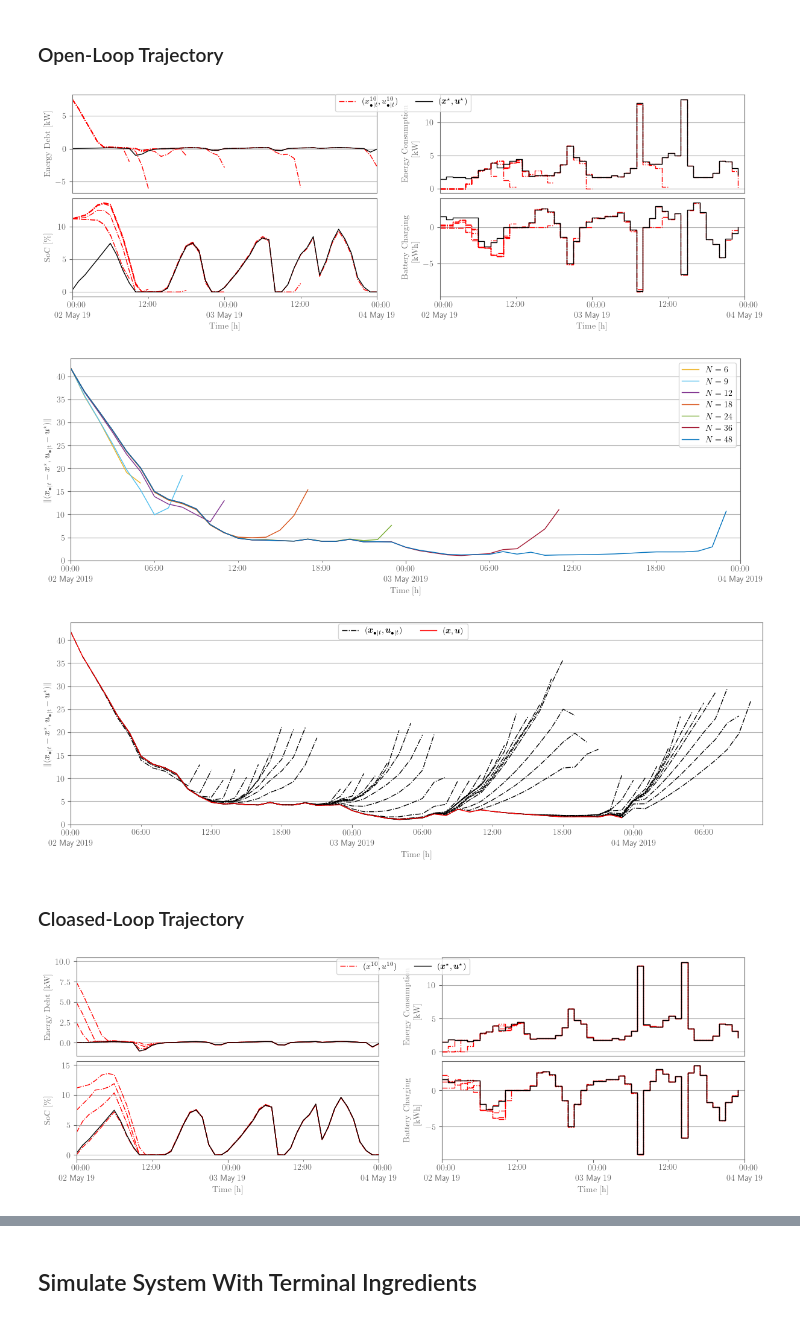
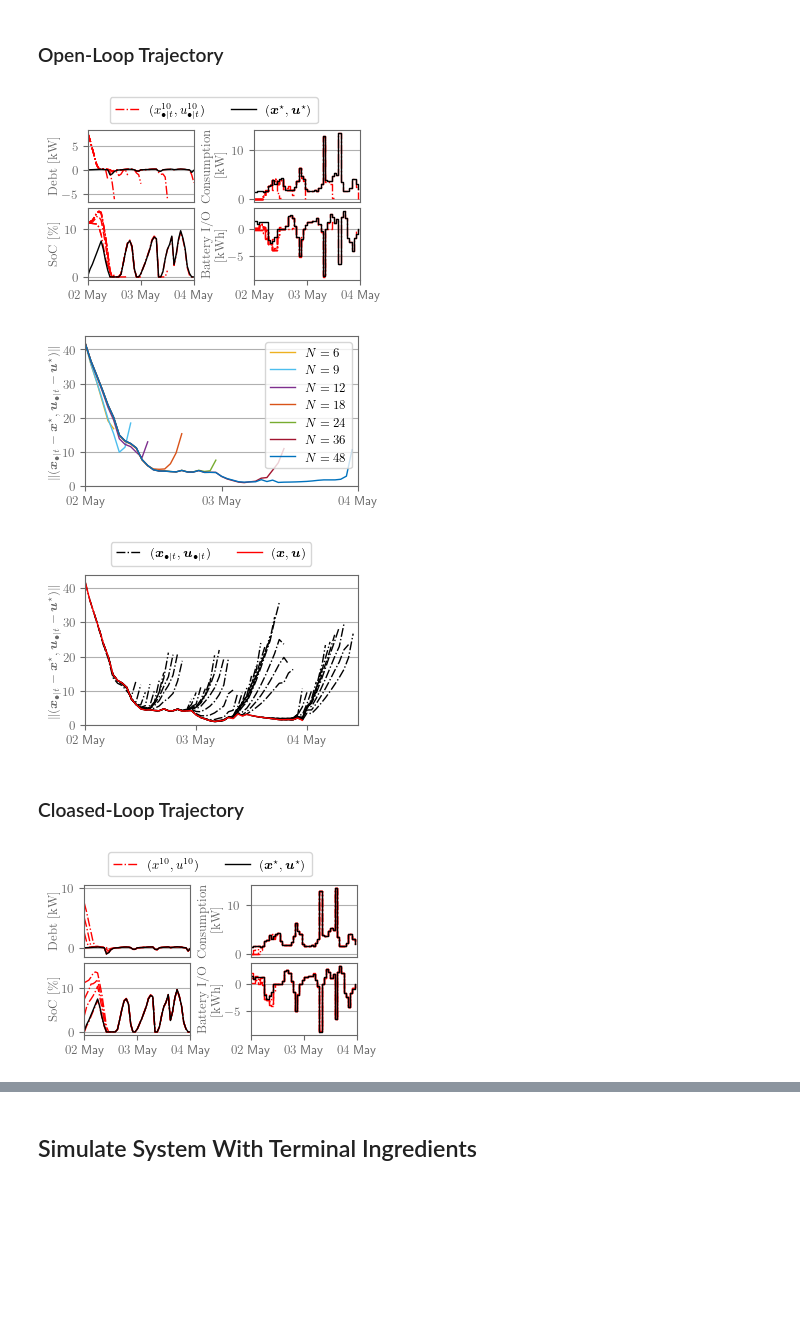
Before and after one commit to Gedlex/time-varying-RHGs, a Jupyter notebook: empc_DSMPC.ipynb, the cells around one changed output, grey strips where cells are left out. Cells and saved outputs as stored; diff of their text form; code cells hidden in the pictures; blank space fills up the shorter version.

Commit message:
Updated figures for paper

```diff
--- a/empc_DSMPC.ipynb
+++ b/empc_DSMPC.ipynb
@@ -49,10 +49,11 @@ preamble = r"""
     % \renewcommand{\familydefault}{\sfdefault}
 """
 plt.style.use('default')
-plt.rcParams['font.size'] = 10
+plt.rcParams['font.size'] = 9
 plt.rcParams['text.usetex'] = True
 plt.rcParams['xtick.color'] = 'dimgray'
 plt.rcParams['ytick.color'] = 'dimgray'
+plt.rcParams['axes.labelpad'] = 1
 plt.rcParams['axes.edgecolor'] = 'dimgray'
 plt.rcParams['axes.labelcolor'] = 'dimgray'
 plt.rcParams['lines.linewidth'] = 1
@@ -439,7 +440,7 @@ if export:
 ### Open-Loop Trajectory
 # %%
 # Set export flag
-export = False
+export = True
 
 # Create time vector
 t = 0
@@ -465,49 +466,46 @@ for i in [2]:
     axs[1][0].plot(dates, x_inf[t+i*T:t+i*T+num_steps+1,agent*2+1], color='black', linestyle='-', label=label)
     axs[0][1].plot(dates[:-1], u_inf[t+i*T:t+i*T+num_steps,agent*2], color='black', linestyle='-', drawstyle='steps-post', label=label)
     axs[1][1].plot(dates[:-1], u_inf[t+i*T:t+i*T+num_steps,agent*2+1], color='black', linestyle='-', drawstyle='steps-post', label=label)
 
 # Add labels
 axs[0][0].xaxis.set_visible(False)
 axs[0][1].xaxis.set_visible(False)
-axs[0][0].set_ylabel(r'\rmfamily{Energy Debt [kW]}')
+axs[0][0].set_ylabel(r'\rmfamily{Debt [kW]}')
 axs[1][0].set_ylabel(r'\rmfamily{SoC [\%]}')
-axs[0][1].set_ylabel(r'\rmfamily{Energy Consumption\par\quad\qquad[kW]}')
-axs[1][1].set_ylabel(r'\rmfamily{Battery Charging\par\quad\quad[kWh]}')
-axs[1][0].set_xlabel(r'\rmfamily{Time [h]}')
-axs[1][1].set_xlabel(r'\rmfamily{Time [h]}')
+axs[0][1].set_ylabel(r'\rmfamily{Consumption}\par\vspace{-2pt}\quad\quad\textnormal{[kW]}')
+axs[1][1].set_ylabel(r'\rmfamily{Battery I/O\par\vspace{-2pt}\quad\;[kWh]}')
 
 # Set major and minor ticks
 plt.rcParams['timezone'] = dates[0].tz.zone
 for ax in axs[1]:
     ax.xaxis.set_major_locator(mdates.DayLocator(interval=1))
-    ax.xaxis.set_minor_locator(mdates.HourLocator(byhour=[12]))
-    ax.xaxis.set_major_formatter(mdates.DateFormatter(r'%H:%M\\%d %b %y'))
-    ax.xaxis.set_minor_formatter(mdates.DateFormatter(r'%H:%M'))
+    ax.xaxis.set_major_formatter(mdates.DateFormatter(r'%d %b'))
 
 for i, ax in enumerate(axs.flatten()):
     # Set axis limits
     ax.set_xlim([dates_ol[0], dates_ol[-1]])
 
     # Set grid
     ax.yaxis.grid(True)
     ax.xaxis.grid(False)
 
 # Align labels
 fig.align_labels()
 
+
 # Plot legend
 handles, labels = axs[0][1].get_legend_handles_labels()
-fig.legend(handles, labels, bbox_to_anchor=(0.5, 0.92), loc='lower center', borderaxespad=0, ncols=2)
+fig.legend(handles, labels, bbox_to_anchor=(0.5, 0.99), loc='upper center', borderaxespad=0, ncols=2)
 
-# Export figure
+# Export figure5
 if export:
-    fig = adjust_margins(fig, width=4.95, height=2.5, wspace=1.2, top=0.35)
-    fig.savefig(f"figures/open_loop_agent{agent+1}.pdf")
+    fig = adjust_margins(fig, textwidth=3.32, width=2.725, height=1.5, wspace=1.2, wshift=0.35, top=0.35, bottom=0.25)
+    fig.savefig(f"figures/open_loop_trajectory_agent{agent+1}.pdf")
 # %% [output]
-[figure, old version]
+[figure, new version]
 # %%
 # Set export flag
-export = False
+export = True
 
 # Create time vector
 dates = [params2.ctrl.start_date + pd.Timedelta(hours = h) for h in range(num_steps+max(horizon))]
@@ -533,14 +531,11 @@ for i in range(num_horizon):
 
 # Add labels
 axs.set_ylabel(r"$\|(\bm{x}_{\bullet|t} - \bm{x}^\star, \bm{u}_{\bullet|t} - \bm{u}^\star)\|$")
-axs.set_xlabel(r'\rmfamily{Time [h]}')
 
 # Set major and minor ticks
 plt.rcParams['timezone'] = dates[0].tz.zone
 axs.xaxis.set_major_locator(mdates.DayLocator(interval=1))
-axs.xaxis.set_minor_locator(mdates.HourLocator(byhour=[6,12,18]))
-axs.xaxis.set_major_formatter(mdates.DateFormatter(r'%H:%M\\%d %b %Y'))
-axs.xaxis.set_minor_formatter(mdates.DateFormatter(r'%H:%M'))
+axs.xaxis.set_major_formatter(mdates.DateFormatter(r'%d %b'))
 
 # Set axis limits
 axs.set_xlim([dates[0], dates[max(horizon)]])
@@ -559,13 +554,16 @@ axs.legend(loc='best')
 
 # Export figure
 if export:
-    fig = adjust_margins(fig, width=4, height=2.5, wspace=1.1)
+    fig = adjust_margins(fig, textwidth=3.32, width=2.725, height=1.5, wshift=0.35, top=0.35, bottom=0.25)
     fig.savefig("figures/open_loop_trajectory_L2norm.pdf")
 # %% [output]
-[figure, old version]
+[figure, new version]
 # %%
 # Set export flag
-export = False
+export = True
+
+# Create time vector
+dates = [params2.ctrl.start_date + pd.Timedelta(hours = h) for h in range(num_steps+max(horizon))]
 
 # Create figure
 idx = 2
@@ -580,14 +578,11 @@ axs.plot(dates[:num_steps], diff_xu2[idx,:], color='red', linestyle='-', label =
 
 # Add labels
 axs.set_ylabel(r"$\|(\bm{x}_{\bullet|t} - \bm{x}^\star, \bm{u}_{\bullet|t} - \bm{u}^\star)\|$")
-axs.set_xlabel(r'\rmfamily{Time [h]}')
 
 # Set major and minor ticks
 plt.rcParams['timezone'] = dates[0].tz.zone
 axs.xaxis.set_major_locator(mdates.DayLocator(interval=1))
-axs.xaxis.set_minor_locator(mdates.HourLocator(byhour=[6,12,18]))
-axs.xaxis.set_major_formatter(mdates.DateFormatter(r'%H:%M\\%d %b %Y'))
-axs.xaxis.set_minor_formatter(mdates.DateFormatter(r'%H:%M'))
+axs.xaxis.set_major_formatter(mdates.DateFormatter(r'%d %b'))
 
 # Set axis limits
 axs.set_xlim([dates[0], dates[num_steps+horizon[idx]-1]])
@@ -603,19 +598,19 @@ fig.align_labels()
 
 # Plot legend
 handles, labels = axs.get_legend_handles_labels()
-fig.legend(handles, labels, bbox_to_anchor=(0.5, 0.92), loc='lower center', borderaxespad=0, ncols=2)
+fig.legend(handles, labels, bbox_to_anchor=(0.5, 0.99), loc='upper center', borderaxespad=0, ncols=2)
 
 # Export figure
 if export:
-    fig = adjust_margins(fig, width=4, height=2.5, wspace=1.1, top=0.35)
-    fig.savefig(f"figures/open_loop_L2norm_N_{horizon[idx]}.pdf")
+    fig = adjust_margins(fig, textwidth=3.32, width=2.725, height=1.5, wshift=0.35, top=0.35, bottom=0.25)
+    fig.savefig(f"figures/open_loop_trajectory_L2norm_N_{horizon[idx]}.pdf")
 # %% [output]
-[figure, old version]
+[figure, new version]
 # %% [markdown]
 ### Cloased-Loop Trajectory
 # %%
 # Set export flag
-export = False
+export = True
 
 # Create time vector
 agent = 9
@@ -643,20 +638,16 @@ for i in [2]:
 # Add labels
 axs[0][0].xaxis.set_visible(False)
 axs[0][1].xaxis.set_visible(False)
-axs[0][0].set_ylabel(r'\rmfamily{Energy Debt [kW]}')
+axs[0][0].set_ylabel(r'\rmfamily{Debt [kW]}')
 axs[1][0].set_ylabel(r'\rmfamily{SoC [\%]}')
-axs[0][1].set_ylabel(r'\rmfamily{Energy Consumption\par\quad\qquad[kW]}')
-axs[1][1].set_ylabel(r'\rmfamily{Battery Charging\par\quad\quad[kWh]}')
-axs[1][0].set_xlabel(r'\rmfamily{Time [h]}')
-axs[1][1].set_xlabel(r'\rmfamily{Time [h]}')
+axs[0][1].set_ylabel(r'\rmfamily{Consumption}\par\vspace{-2pt}\quad\quad\textnormal{[kW]}')
+axs[1][1].set_ylabel(r'\rmfamily{Battery I/O\par\vspace{-2pt}\quad\;[kWh]}')
 
 # Set major and minor ticks
 plt.rcParams['timezone'] = dates[0].tz.zone
 for ax in axs[1]:
     ax.xaxis.set_major_locator(mdates.DayLocator(interval=1))
-    ax.xaxis.set_minor_locator(mdates.HourLocator(byhour=[12])) # [6, 12, 18]
-    ax.xaxis.set_major_formatter(mdates.DateFormatter(r'%H:%M\\%d %b %y'))
-    ax.xaxis.set_minor_formatter(mdates.DateFormatter(r'%H:%M'))
+    ax.xaxis.set_major_formatter(mdates.DateFormatter(r'%d %b'))
 
 for i, ax in enumerate(axs.flatten()):
     # Set axis limits
@@ -671,13 +662,13 @@ fig.align_labels()
 
 # Plot legend
 handles, labels = axs[0][1].get_legend_handles_labels()
-fig.legend(handles, labels, bbox_to_anchor=(0.5, 0.92), loc='lower center', borderaxespad=0, ncols=2)
+fig.legend(handles, labels, bbox_to_anchor=(0.5, 0.99), loc='upper center', borderaxespad=0, ncols=2)
 
 # Export figure
 if export:
-    fig = adjust_margins(fig, width=4.95, height=2.5, wspace=1.2, top=0.35)
-    fig.savefig(f"figures/closed_loop_trajectory_agent_{agent+1}.pdf")
+    fig = adjust_margins(fig, textwidth=3.32, width=2.725, height=1.5, wspace=1.2, wshift=0.35, top=0.35, bottom=0.25)
+    fig.savefig(f"figures/closed_loop_trajectory_agent{agent+1}.pdf")
 # %% [output]
-[figure, old version]
+[figure, new version]
 # %%
 # Set export flag
```
Also changed, not shown: parts of 2 cells of this notebook, 21 other files.
